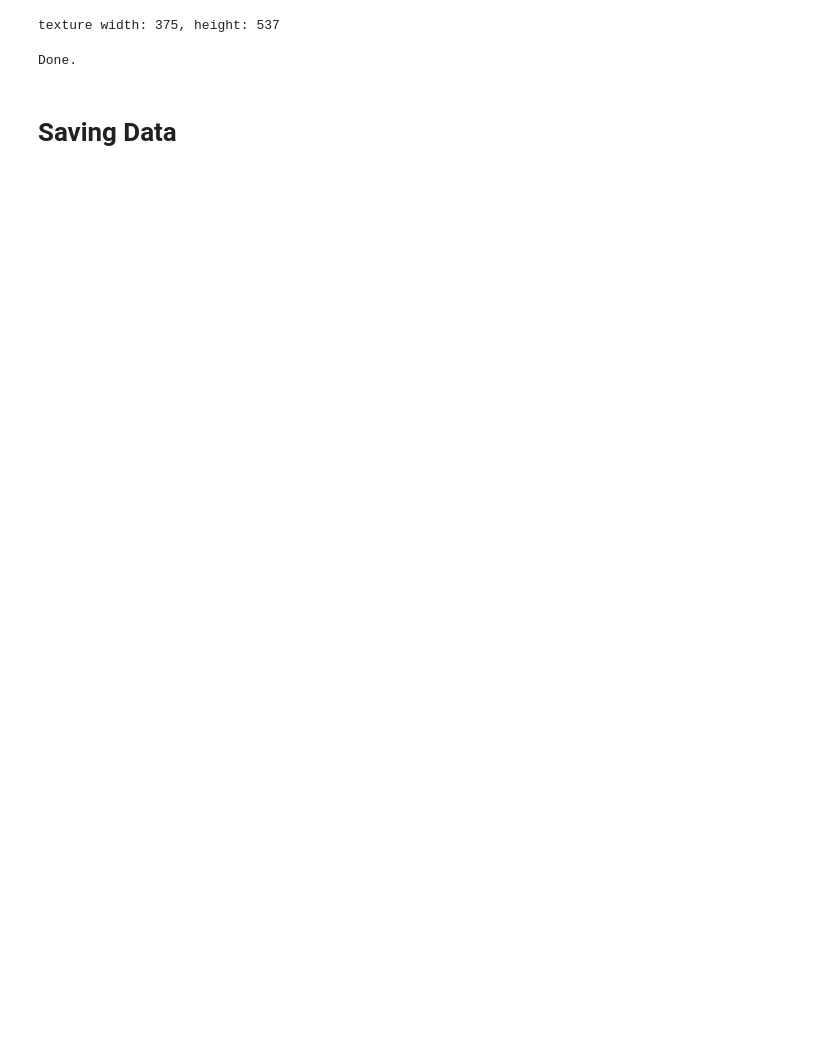
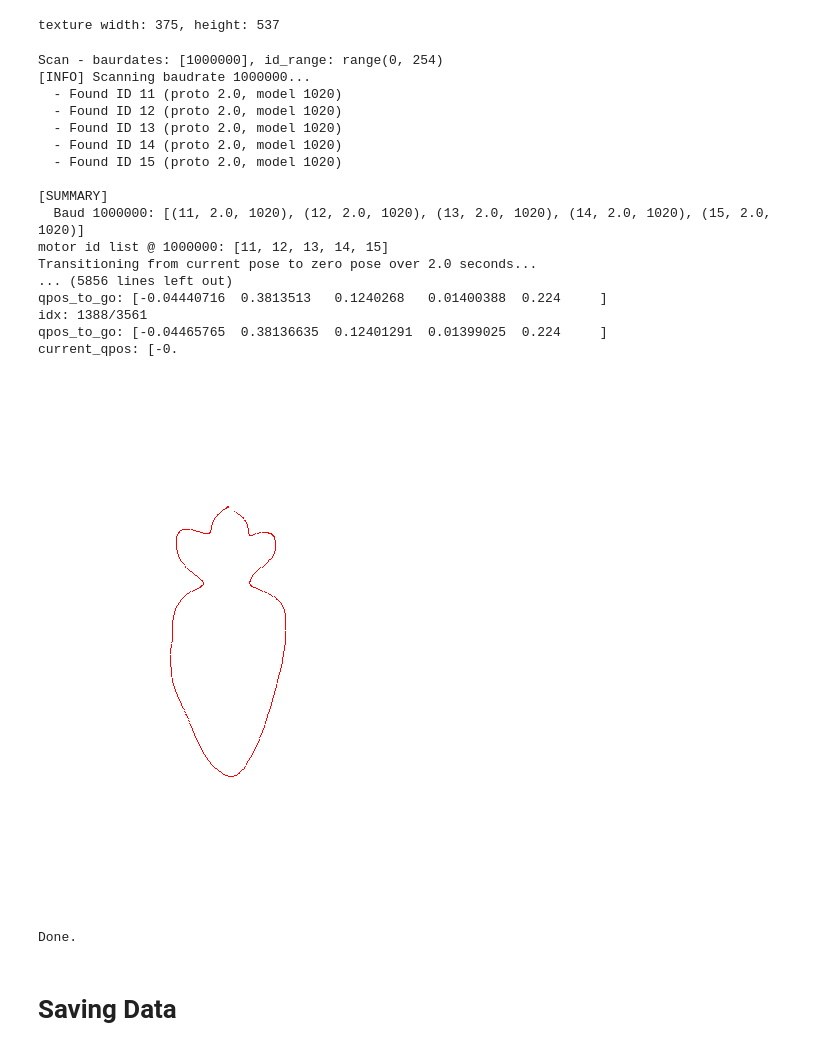
Before and after one commit to EndeavoringYoon/Drawing-Robot-with-OpenManipulator-X, a Jupyter notebook: notebook/drawing/drawing_OpenManipulator.ipynb, the cells around one changed output. Drawn from its saved outputs; the diff is of its cells as text; code cells hidden in the pictures; blank space fills up the shorter version.

Commit message:
Changes in motor code

```diff
--- a/notebook/drawing/drawing_OpenManipulator.ipynb
+++ b/notebook/drawing/drawing_OpenManipulator.ipynb
@@ -287,7 +285,7 @@ $reboot
 in your terminal
 # %%
 slider_control = True
-REAL_ROBOT = False
+REAL_ROBOT = True
 # %%
 if slider_control:
     openmanipulator_path = "../../asset/openmanipulator_x/scene_drawing.xml"
@@ -704,11 +761,9 @@ def safe_draw(img_array, x, y, board_x, board_y,tex_width, tex_height, color=(25
 openmanipulator_path = "../../asset/openmanipulator_x/scene_drawing.xml"
 env=MuJoCoParserClass(name='OpenManipulator-X', rel_xml_path=openmanipulator_path,verbose=False)
 if REAL_ROBOT:
-    controller = XM430()
-    controller.DXL_ID = [11,12,13,14,15]
-    print("controller.DEVICENAME: ",controller.DEVICENAME)
-    controller.BAUDRATE = 1000000
-    controller.initialize()
+    controller = RobotLauncher(name="omx")
+    controller.set_specific_pid(pid=[(25,0,200)],id_list=[15])
+    controller.smooth_transition_to_zero(joint_names=["joint1","joint2","joint3","joint4"],duration=2.0)
 texid = None
 for i in range(env.model.ntex):
     name = mujoco.mj_id2name(env.model, mujoco.mjtObj.mjOBJ_TEXTURE, i)
@@ -751,26 +806,22 @@ while env.is_viewer_alive():
         qpos = qpos_to_draw[idx]
     # update real robot
     if REAL_ROBOT:
-        controller.read()
-        ranges = env.ctrl_ranges
+        # current_pos = controller.get_current_pose(joint_names=joint_names)
+
         # print(f"ranges: {ranges}\ncurrent qpos: {controller.dxl_present_position}")
         qpos_to_go = np.append(qpos[0:4], q0[-1])
-        qpos_bytes = rads_to_bytes(
-            qpos_to_go,
-            ranges,
-        )
-        # controller.safety(controller.dxl_present_position,qpos_bytes,controller.DXL_ID)
-        controller.run_multi_motor(qpos_bytes,controller.DXL_ID)
+        print(f"qpos_to_go: {qpos_to_go}")
+
+
+        controller.run(joint_names=joint_names,qpos=qpos_to_go,)
 
     # update simulation
     if REAL_ROBOT:
-        controller.read()
-        current_qpos_bytes = bytes_to_rads(
-            controller.dxl_present_position,
-        )
-        current_qpos_bytes[0:4] += 0.002 # sim2real gap
+        current_qpos = controller.get_current_pose(joint_names=joint_names)
+        current_qpos[0:4] += np.array([0.002]) # sim2real gap
+        print(f"current_qpos: {current_qpos}\nqpos_to_go: {qpos_to_go}")
         env.step(
-            ctrl = current_qpos_bytes,
+            ctrl = current_qpos,
             joint_names = joint_names,
             nstep = 5,
         )
@@ -795,33 +846,52 @@ while env.is_viewer_alive():
         d1 = mujoco.mj_rayMesh(
             env.model, env.data,board_id, end_effector_pos, np.array([0, 0, 1])
                 )
         d2 = mujoco.mj_rayMesh(
             env.model, env.data,board_id, end_effector_pos, np.array([0, 0, -1])
                 )
         print(f"d1: {d1}, d2: {d2}")
         if REAL_ROBOT:
             d = 0.002+sim2real_gap
         else:
             d=0.002
         if -1 < d1 < d or -1 < d2 < d:
             x,y,_ = end_effector_pos
             img_array = safe_draw(img_array,x,y,board_pos[0],board_pos[1],tex_width,tex_height)
             env.viewer.add_rgb_overlay(rgb_img_raw=img_array, fix_ratio=True)
             update_texture(env,img_array, texid, expected_len, tex_adr)
     if env.loop_every(tick_every=5):#tick_every=1 ~ real time
 
         env.plot_time()
         env.render()
     idx += 1
 
 img_array = np.flipud(env.model.tex_data[tex_adr : tex_adr + expected_len].reshape((tex_height, tex_width, tex_channel)))
 img = Image.fromarray(img_array)
 display(img)
 timestamp = datetime.datetime.now().strftime("%y_%m_%d_%H_%M_%S")
 filename = './result/'+timestamp+'.png'
 img.save(filename)
 # Close
 env.close_viewer()
+# %% [output]
+Scan - baurdates: [1000000], id_range: range(0, 254)
+[INFO] Scanning baudrate 1000000...
+  - Found ID 11 (proto 2.0, model 1020)
+  - Found ID 12 (proto 2.0, model 1020)
+  - Found ID 13 (proto 2.0, model 1020)
+  - Found ID 14 (proto 2.0, model 1020)
+  - Found ID 15 (proto 2.0, model 1020)
+
+[SUMMARY]
+  Baud 1000000: [(11, 2.0, 1020), (12, 2.0, 1020), (13, 2.0, 1020), (14, 2.0, 1020), (15, 2.0, 1020)]
+motor id list @ 1000000: [11, 12, 13, 14, 15]
+Transitioning from current pose to zero pose over 2.0 seconds...
+... (5856 lines left out)
+qpos_to_go: [-0.04440716  0.3813513   0.1240268   0.01400388  0.224     ]
+idx: 1388/3561
+qpos_to_go: [-0.04465765  0.38136635  0.12401291  0.01399025  0.224     ]
+current_qpos: [-0.
+[figure, added]
 # %%
 if REAL_ROBOT:
     input("Press Enter to close the controller...")
```
Also changed, not shown: parts of 9 cells of this notebook, 17 other files.
